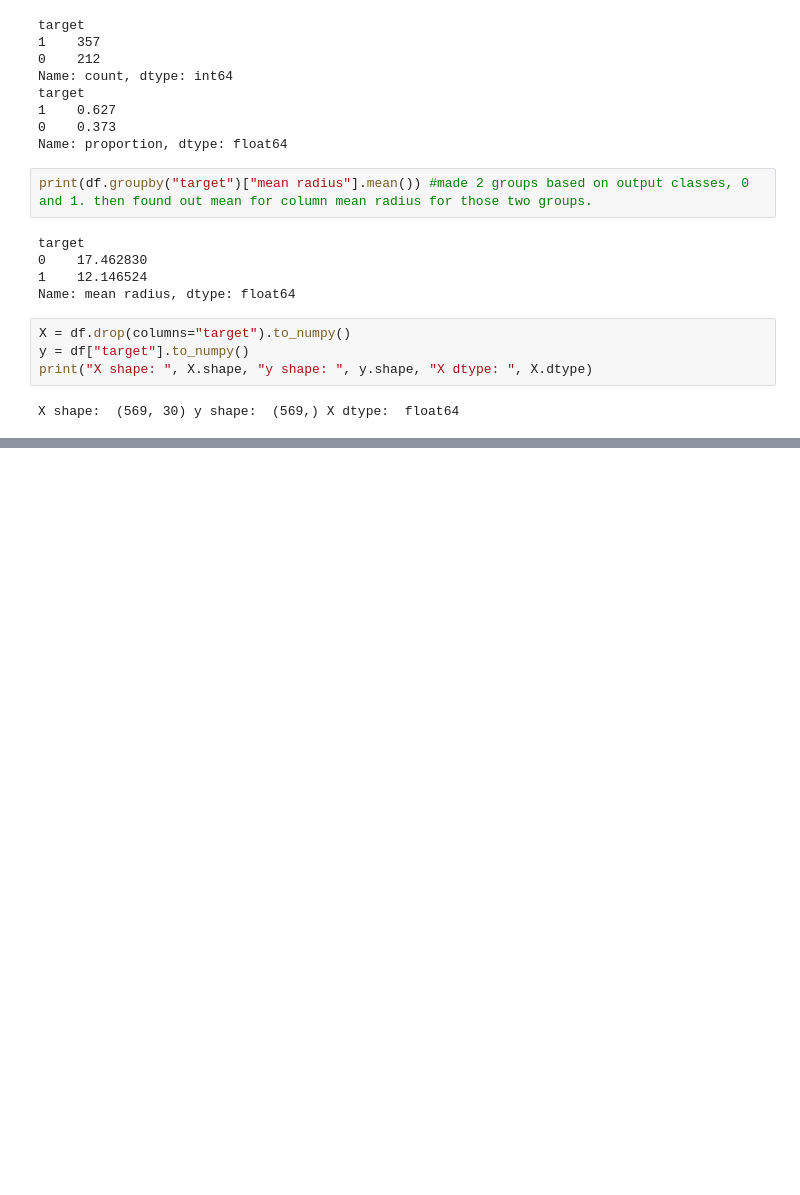
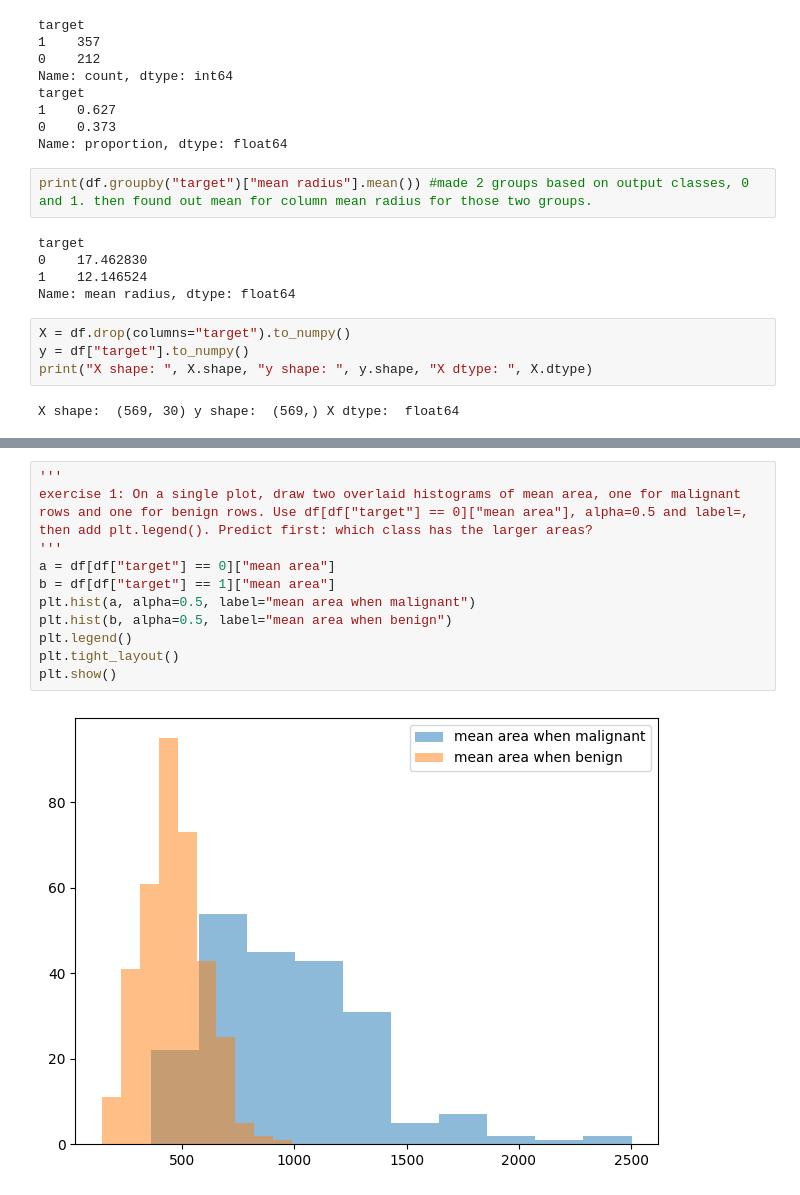
Before and after one commit to ascr0wn/google_colab_notebooks, a Jupyter notebook: 01_dl_intro.ipynb, the cells around one changed output, grey strips where cells are left out. Saved outputs shown, nothing was run; the diff lists cells and outputs as text; blank space fills up the shorter version.

```diff
--- a/01_dl_intro.ipynb
+++ b/01_dl_intro.ipynb
@@ -327,0 +336,13 @@ axes[2].bar()
+# %%
+'''
+exercise 1: On a single plot, draw two overlaid histograms of mean area, one for malignant rows and one for benign rows. Use df[df["target"] == 0]["mean area"], alpha=0.5 and label=, then add plt.legend(). Predict first: which class has the larger areas?
+'''
+a = df[df["target"] == 0]["mean area"]
+b = df[df["target"] == 1]["mean area"]
+plt.hist(a, alpha=0.5, label="mean area when malignant")
+plt.hist(b, alpha=0.5, label="mean area when benign")
+plt.legend()
+plt.tight_layout()
+plt.show()
+# %% [output]
+[figure, added]
```
Also changed, not shown: parts of 26 cells of this notebook.
